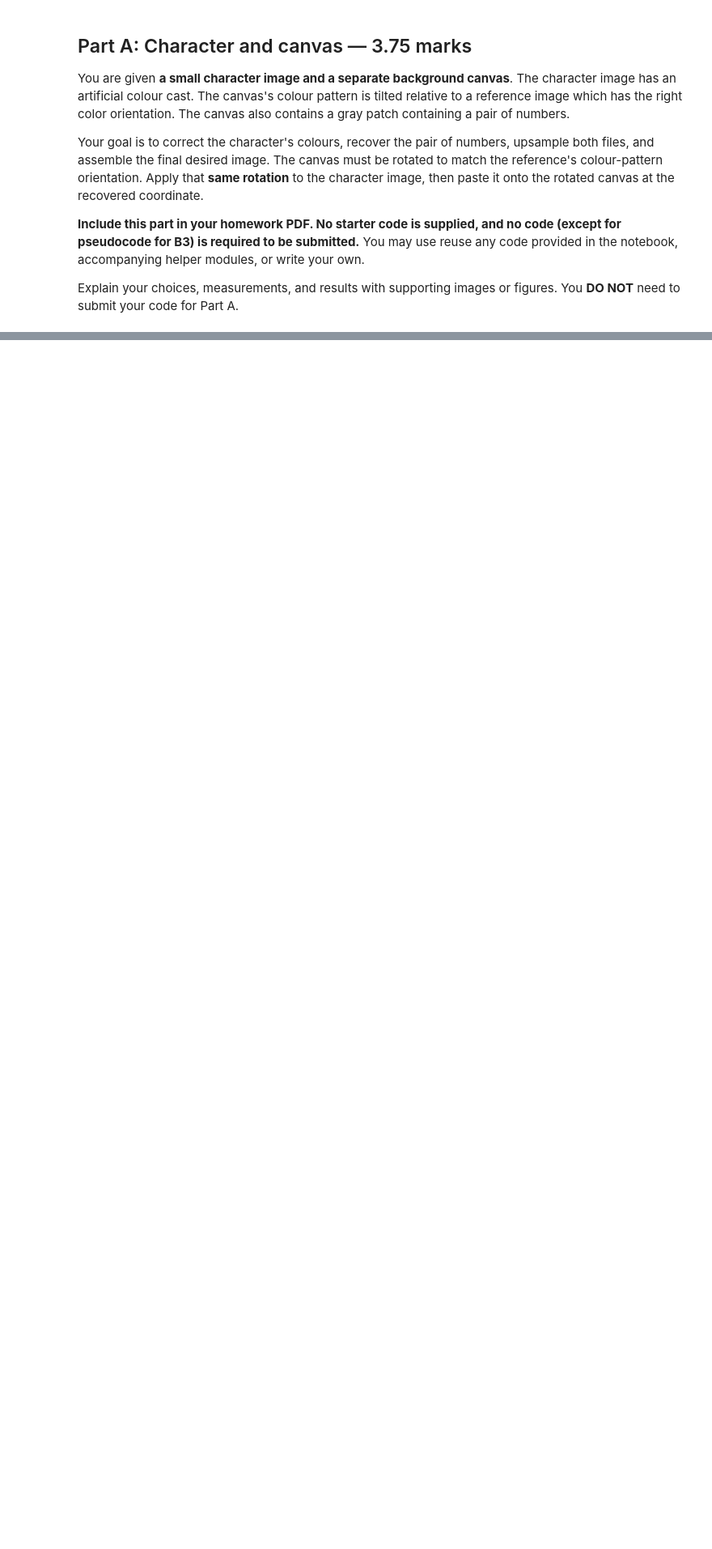
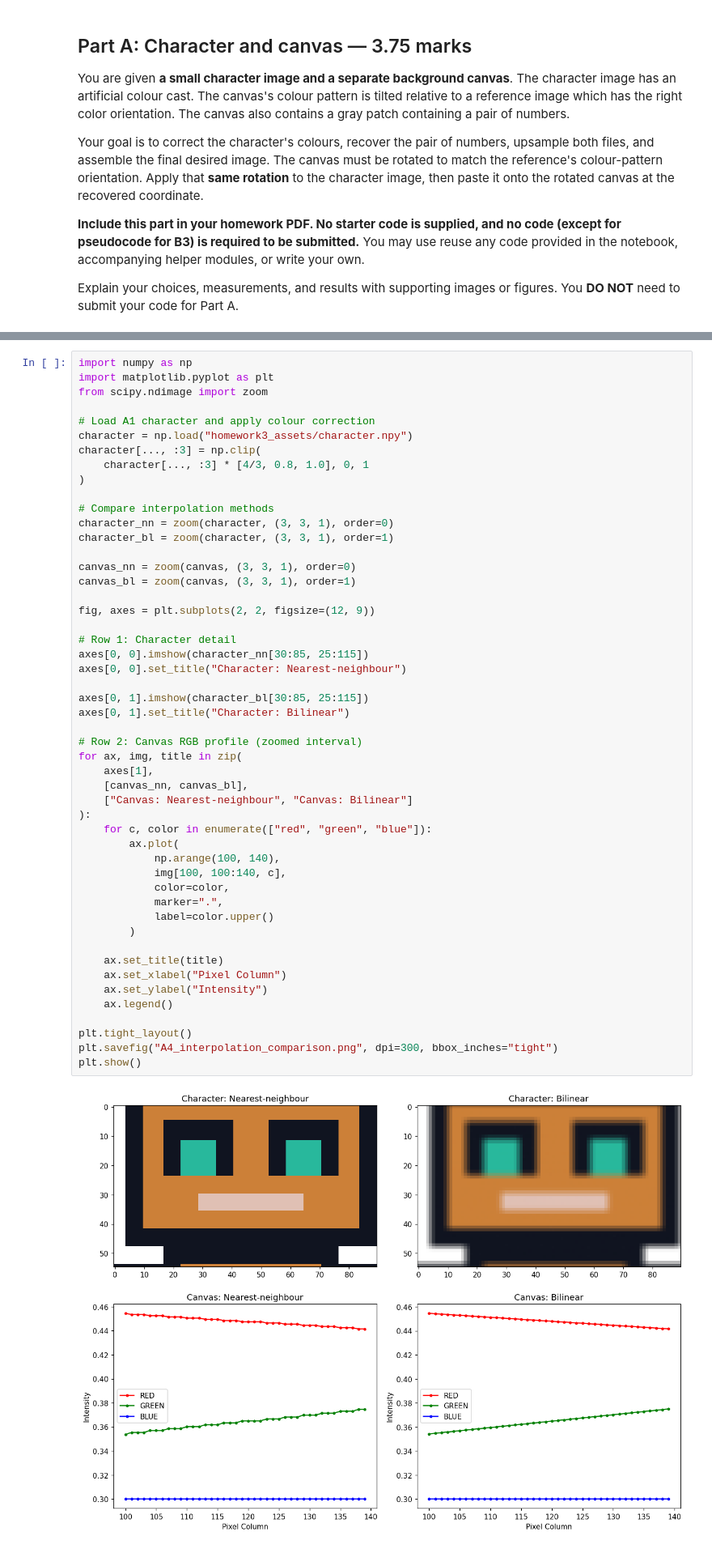
Before and after one commit to hhcgoodluck/CSC320-Introduction-to-Visual-Computing, a Jupyter notebook: lab03/notebook3_continuous.ipynb, the cells around one changed output, grey strips where cells are left out. Shown at 81% size. Drawn from its saved outputs; the diff is of its cells as text; blank space fills up the shorter version.

```diff
--- a/lab03/notebook3_continuous.ipynb
+++ b/lab03/notebook3_continuous.ipynb
@@ -365,3 +509,55 @@ The white box marks the strip averaged across for the example background profile
+# %%
+import numpy as np
+import matplotlib.pyplot as plt
+from scipy.ndimage import zoom
+
+# Load A1 character and apply colour correction
+character = np.load("homework3_assets/character.npy")
+character[..., :3] = np.clip(
+    character[..., :3] * [4/3, 0.8, 1.0], 0, 1
+)
+
+# Compare interpolation methods
+character_nn = zoom(character, (3, 3, 1), order=0)
+character_bl = zoom(character, (3, 3, 1), order=1)
+
+canvas_nn = zoom(canvas, (3, 3, 1), order=0)
+canvas_bl = zoom(canvas, (3, 3, 1), order=1)
+
+fig, axes = plt.subplots(2, 2, figsize=(12, 9))
+
+# Row 1: Character detail
+axes[0, 0].imshow(character_nn[30:85, 25:115])
+axes[0, 0].set_title("Character: Nearest-neighbour")
+
+axes[0, 1].imshow(character_bl[30:85, 25:115])
+axes[0, 1].set_title("Character: Bilinear")
+
+# Row 2: Canvas RGB profile (zoomed interval)
+for ax, img, title in zip(
+    axes[1],
+    [canvas_nn, canvas_bl],
+    ["Canvas: Nearest-neighbour", "Canvas: Bilinear"]
+):
+    for c, color in enumerate(["red", "green", "blue"]):
+        ax.plot(
+            np.arange(100, 140),
+            img[100, 100:140, c],
+            color=color,
+            marker=".",
+            label=color.upper()
+        )
+
+    ax.set_title(title)
+    ax.set_xlabel("Pixel Column")
+    ax.set_ylabel("Intensity")
+    ax.legend()
+
+plt.tight_layout()
+plt.savefig("A4_interpolation_comparison.png", dpi=300, bbox_inches="tight")
+plt.show()
+# %% [output]
+[figure, added]
 # %% [markdown]
 ### A5. Evaluation and comparison — 0.25 marks
 
```
Also changed, not shown: parts of 8 cells of this notebook, 8 other files.
